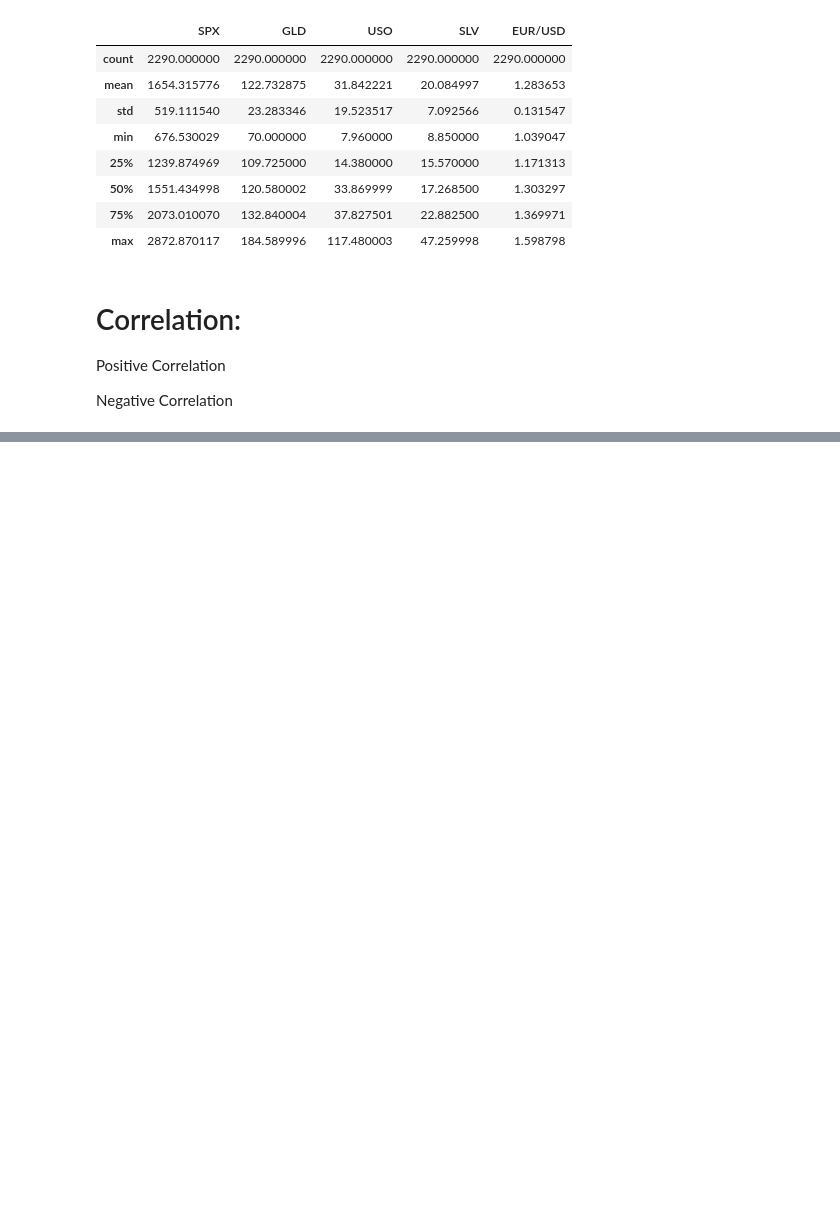
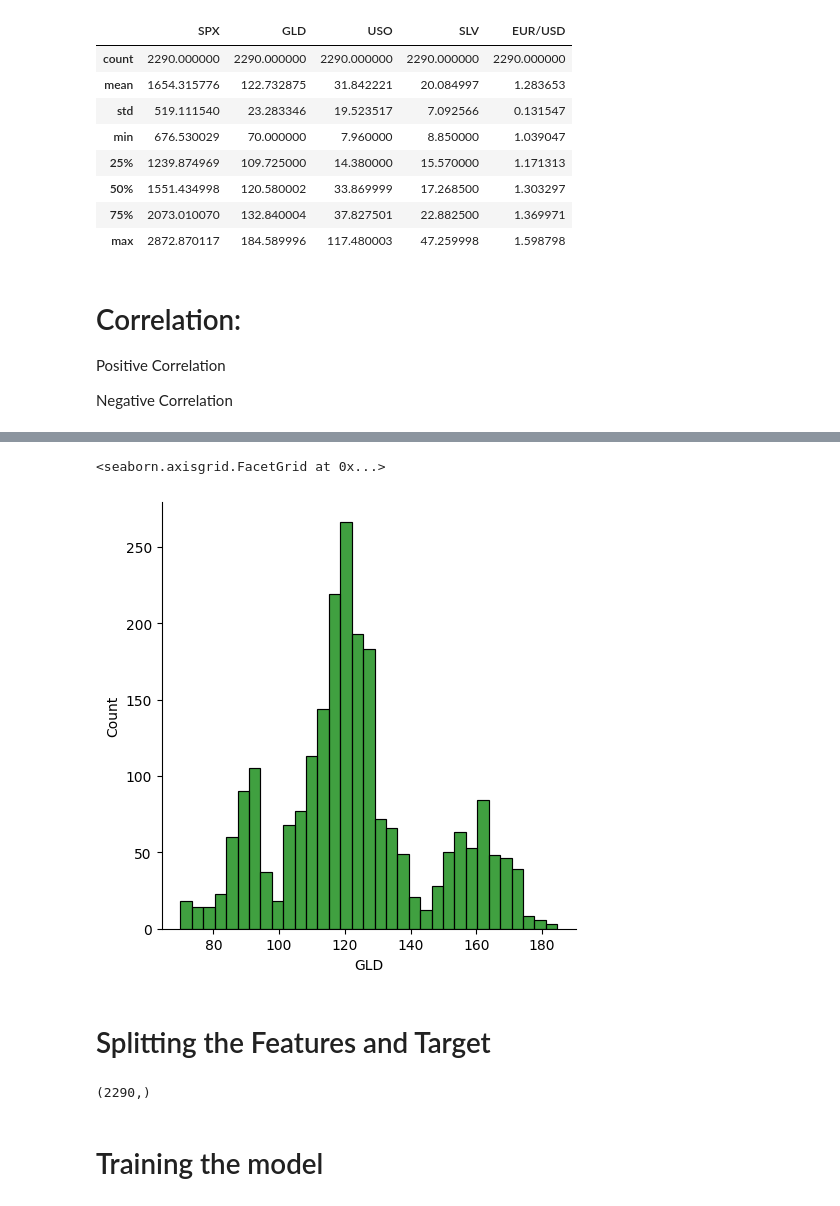
Before and after one commit to Saifullah785/Machine_Learning_Projects, a Jupyter notebook: Project_20_Gold_Price_Prediction_Model/Project_20_Gold_Price_Prediction_Model.ipynb, the cells around one changed output, grey strips where cells are left out. Drawn from its saved outputs; the diff is of its cells as text; code cells hidden in the pictures; blank space fills up the shorter version.

Commit message:
Created using Colab while practicing the code in the Project_20_Gold_Price_Prediction_Model

```diff
--- a/Project_20_Gold_Price_Prediction_Model/Project_20_Gold_Price_Prediction_Model.ipynb
+++ b/Project_20_Gold_Price_Prediction_Model/Project_20_Gold_Price_Prediction_Model.ipynb
@@ -9,7 +9,7 @@ from sklearn.model_selection import train_test_split
 from sklearn.ensemble import RandomForestRegressor
 from sklearn.metrics import r2_score
 # %%
-gold = pd.read_csv('gld_price_data.csv')
+gold = pd.read_csv('/content/gld_price_data.csv')
 # %%
 gold.head()
 # %% [output]
@@ -83,3 +94,8 @@ print(correlation['GLD'])
 # %%
 # checking the distribution of the GLD Price
-sns.diplot(gold['GLD'],color='green')
+sns.displot(gold['GLD'],color='green')
+# %% [output]
+<seaborn.axisgrid.FacetGrid at 0x...>
+[figure, added]
+# %% [markdown]
+# Splitting the Features and Target
@@ -85,0 +105,6 @@ sns.diplot(gold['GLD'],color='green')
+# %%
+Y.shape
+# %% [output]
+(2290,)
+# %% [markdown]
+# Training the model
```
Also changed, not shown: parts of 8 cells of this notebook.
